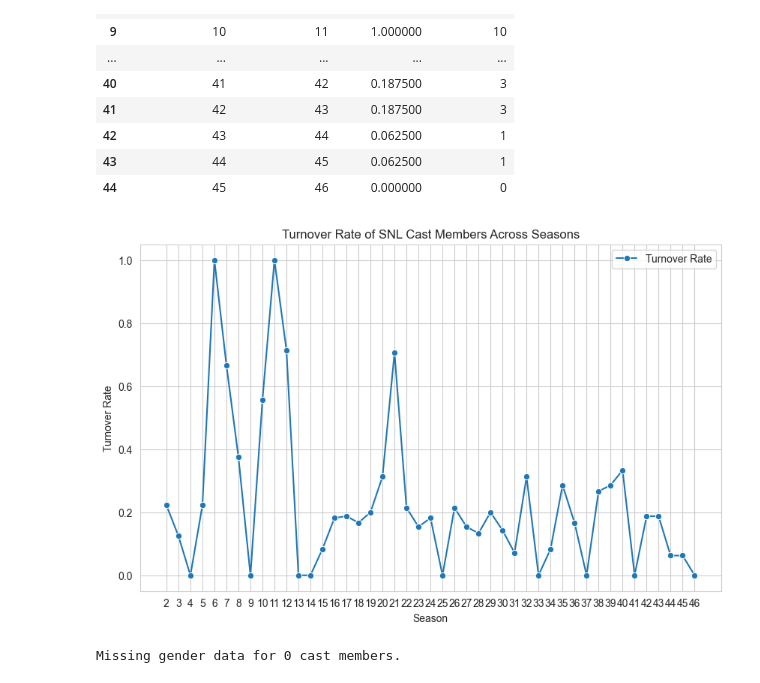
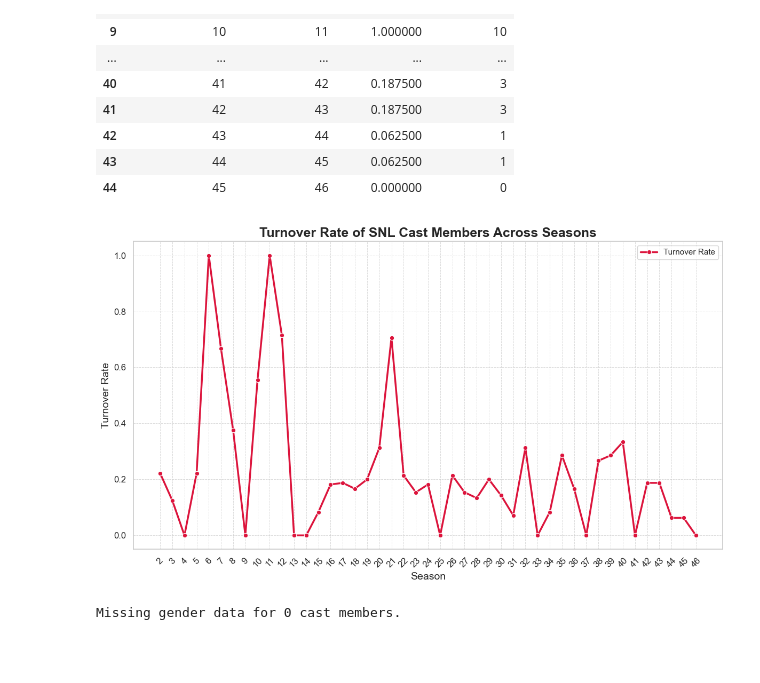
Before and after one commit to roshnik1/snl-analytics, a Jupyter notebook: cast_analytics.ipynb, the cells around one changed output. Saved outputs shown, nothing was run; the diff lists cells and outputs as text; code cells hidden in the pictures; blank space fills up the shorter version.

```diff
--- a/cast_analytics.ipynb
+++ b/cast_analytics.ipynb
@@ -249,21 +249,36 @@ turnover_df
 # %%
 import matplotlib.pyplot as plt
 import seaborn as sns
 
-# Set the aesthetic style of the plots
-sns.set_style("whitegrid")
+# Set the aesthetic style of the plots with a modern look
+sns.set(style='whitegrid', palette='deep')
 
-# Plot turnover rates over the seasons
-plt.figure(figsize=(10, 6))
-sns.lineplot(data=turnover_df, x='current_season', y='turnover_rate', marker='o', label='Turnover Rate')
-plt.xticks(turnover_df['current_season'])
-plt.title('Turnover Rate of SNL Cast Members Across Seasons')
-plt.xlabel('Season')
-plt.ylabel('Turnover Rate')
-plt.grid(True)
+# Create the plot
+plt.figure(figsize=(12, 7))
+
+# Plot the turnover rate with custom color and line style
+sns.lineplot(data=turnover_df, x='current_season', y='turnover_rate',
+             marker='o', linestyle='-', linewidth=2.5, color='crimson', label='Turnover Rate')
+
+# Set title and labels with larger fonts and bold style for clarity
+plt.title('Turnover Rate of SNL Cast Members Across Seasons', fontsize=18, fontweight='bold')
+plt.xlabel('Season', fontsize=14)
+plt.ylabel('Turnover Rate', fontsize=14)
+
+# Customize the ticks for better readability
+plt.xticks(turnover_df['current_season'], fontsize=12, rotation=45)
+plt.yticks(fontsize=12)
+
+# Add grid with softer lines
+plt.grid(True, which='both', axis='both', linestyle='--', linewidth=0.7, alpha=0.7)
+
+# Use a tight layout for proper spacing
+plt.tight_layout()
+
+# Display the plot
 plt.show()
 # %% [output]
-[figure, old version]
+[figure, new version]
 # %%
 # Merge the dataframes on 'aid'
 merged_df = pd.merge(casts_df, actors_df[['aid', 'gender']], on='aid', how='left')
```
Also changed, not shown: parts of 4 cells of this notebook, 5 other files.
